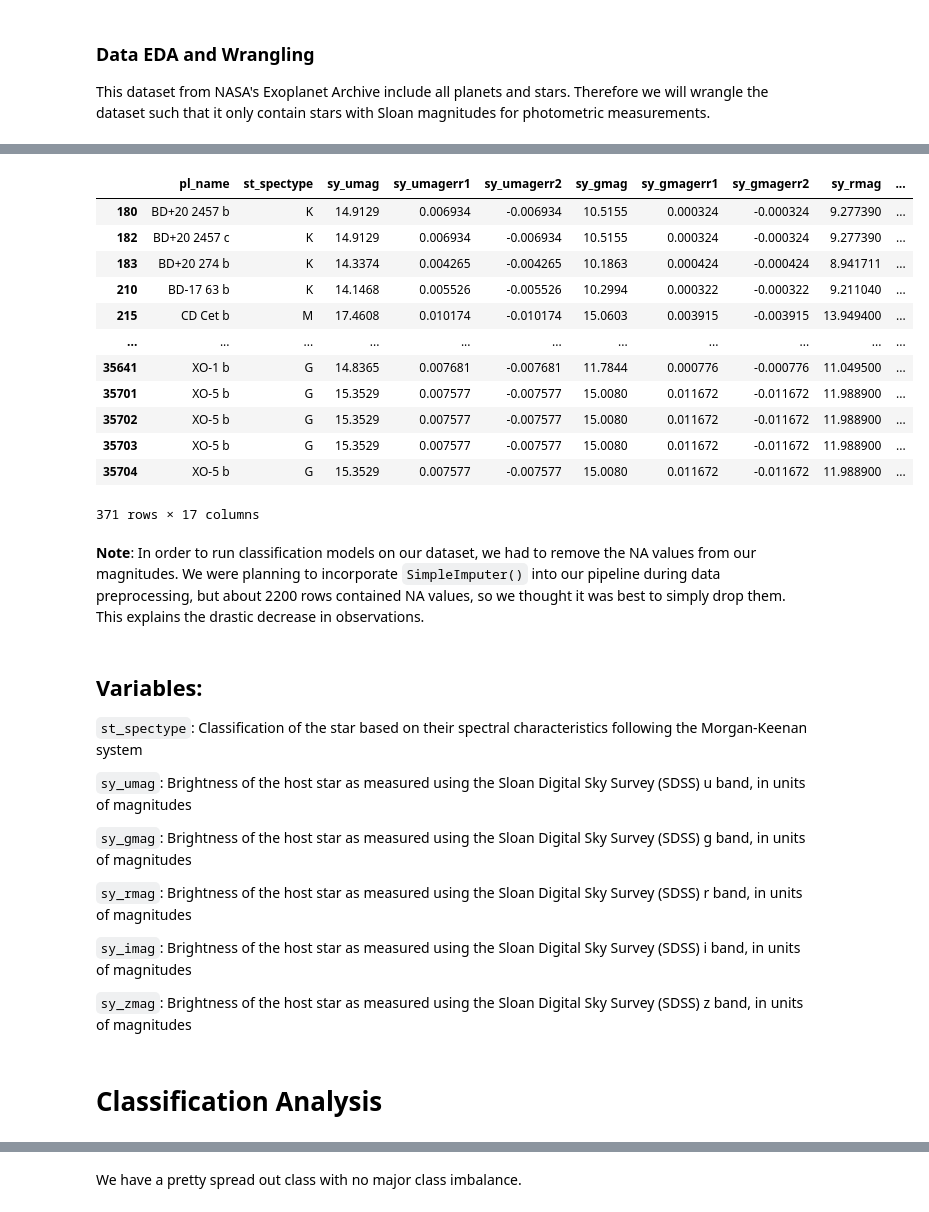
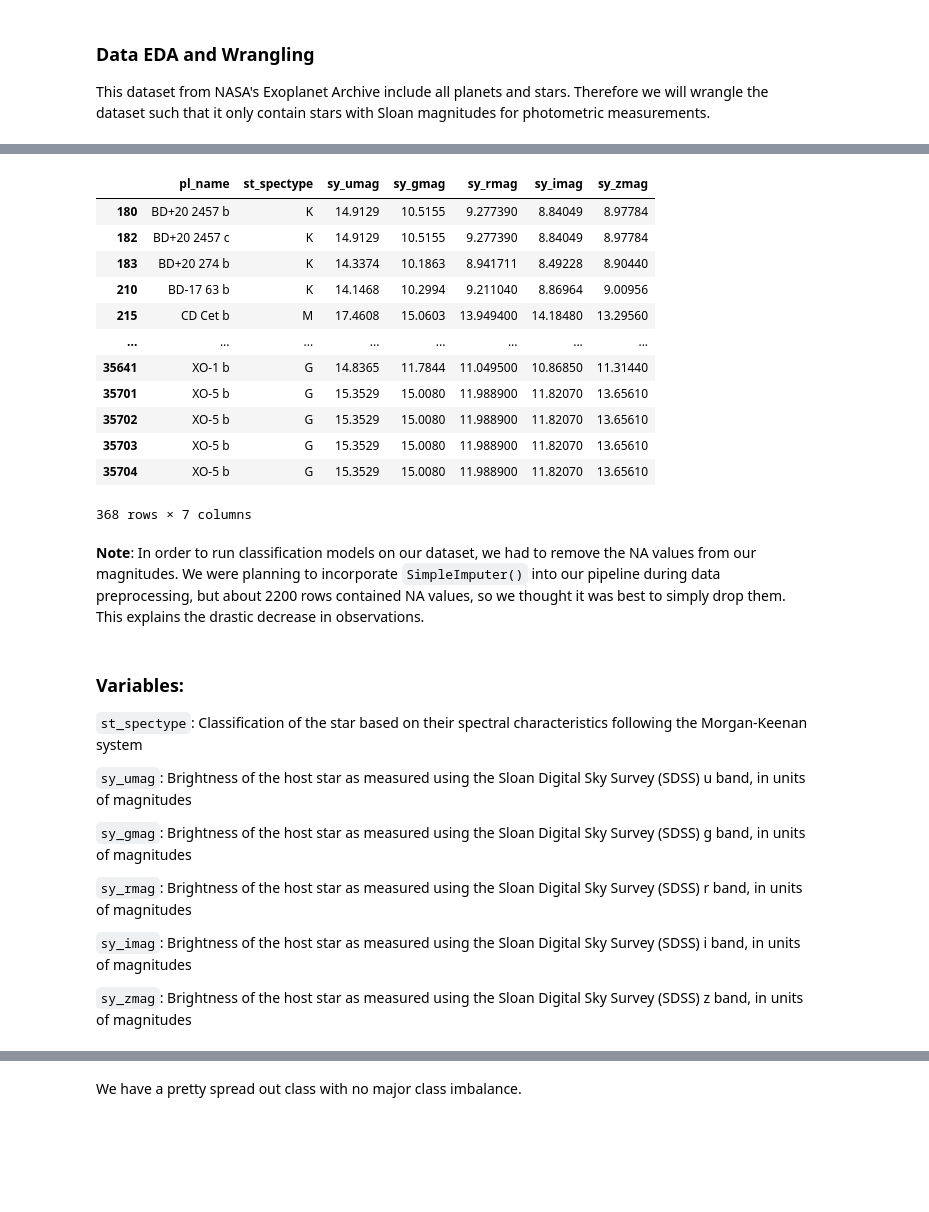
Before and after one commit to DSCI-310-2024/DSC310-Group16-Stellar_Classification, a Jupyter notebook: Spectral_type_classification_report.ipynb, the cells around one changed output, grey strips where cells are left out. Drawn from its saved outputs; the diff is of its cells as text; code cells hidden in the pictures; blank space fills up the shorter version.

```diff
--- a/Spectral_type_classification_report.ipynb
+++ b/Spectral_type_classification_report.ipynb
@@ -179,40 +158,31 @@ sy_zmag: Brightness of the host star as measured using the Sloan Digital Sky Sur
 # %%
-only_stars_data = df.dropna(
-    subset = [
-        'st_spectype',
-        'sy_umag',
-        'sy_gmag',
-        'sy_rmag',
-        'sy_imag',
-        'sy_zmag'
-    ]
-)
-
 # we are only interested in the first letter of spectral type, which becomes our y later
 only_stars_data_copy = only_stars_data.copy() # needed to avoid warning raised by pandas
 only_stars_data_copy["st_spectype"] = only_stars_data_copy['st_spectype'].transform(lambda x: x[0])
+only_stars_data_copy = only_stars_data_copy.loc[only_stars_data_copy['st_spectype'].isin(['O','B', 'A', 'F', 'G', 'K', 'M'])]
+only_stars_data_copy["st_spectype"] = only_stars_data_copy["st_spectype"].astype("category")
 only_stars_data = only_stars_data_copy
 
 only_stars_data
 # %% [output]
-|  | pl_name | st_spectype | sy_umag | sy_umagerr1 | sy_umagerr2 | sy_gmag | sy_gmagerr1 | sy_gmagerr2 | sy_rmag | ... |
-| 180 | BD+20 2457 b | K | 14.9129 | 0.006934 | -0.006934 | 10.5155 | 0.000324 | -0.000324 | 9.277390 | ... |
-| 182 | BD+20 2457 c | K | 14.9129 | 0.006934 | -0.006934 | 10.5155 | 0.000324 | -0.000324 | 9.277390 | ... |
-| 183 | BD+20 274 b | K | 14.3374 | 0.004265 | -0.004265 | 10.1863 | 0.000424 | -0.000424 | 8.941711 | ... |
-| 210 | BD-17 63 b | K | 14.1468 | 0.005526 | -0.005526 | 10.2994 | 0.000322 | -0.000322 | 9.211040 | ... |
-| 215 | CD Cet b | M | 17.4608 | 0.010174 | -0.010174 | 15.0603 | 0.003915 | -0.003915 | 13.949400 | ... |
-| ... | ... | ... | ... | ... | ... | ... | ... | ... | ... | ... |
-| 35641 | XO-1 b | G | 14.8365 | 0.007681 | -0.007681 | 11.7844 | 0.000776 | -0.000776 | 11.049500 | ... |
-| 35701 | XO-5 b | G | 15.3529 | 0.007577 | -0.007577 | 15.0080 | 0.011672 | -0.011672 | 11.988900 | ... |
-| 35702 | XO-5 b | G | 15.3529 | 0.007577 | -0.007577 | 15.0080 | 0.011672 | -0.011672 | 11.988900 | ... |
-| 35703 | XO-5 b | G | 15.3529 | 0.007577 | -0.007577 | 15.0080 | 0.011672 | -0.011672 | 11.988900 | ... |
-| 35704 | XO-5 b | G | 15.3529 | 0.007577 | -0.007577 | 15.0080 | 0.011672 | -0.011672 | 11.988900 | ... |
+|  | pl_name | st_spectype | sy_umag | sy_gmag | sy_rmag | sy_imag | sy_zmag |
+| 180 | BD+20 2457 b | K | 14.9129 | 10.5155 | 9.277390 | 8.84049 | 8.97784 |
+| 182 | BD+20 2457 c | K | 14.9129 | 10.5155 | 9.277390 | 8.84049 | 8.97784 |
+| 183 | BD+20 274 b | K | 14.3374 | 10.1863 | 8.941711 | 8.49228 | 8.90440 |
+| 210 | BD-17 63 b | K | 14.1468 | 10.2994 | 9.211040 | 8.86964 | 9.00956 |
+| 215 | CD Cet b | M | 17.4608 | 15.0603 | 13.949400 | 14.18480 | 13.29560 |
+| ... | ... | ... | ... | ... | ... | ... | ... |
+| 35641 | XO-1 b | G | 14.8365 | 11.7844 | 11.049500 | 10.86850 | 11.31440 |
+| 35701 | XO-5 b | G | 15.3529 | 15.0080 | 11.988900 | 11.82070 | 13.65610 |
+| 35702 | XO-5 b | G | 15.3529 | 15.0080 | 11.988900 | 11.82070 | 13.65610 |
+| 35703 | XO-5 b | G | 15.3529 | 15.0080 | 11.988900 | 11.82070 | 13.65610 |
+| 35704 | XO-5 b | G | 15.3529 | 15.0080 | 11.988900 | 11.82070 | 13.65610 |
-371 rows × 17 columns
+368 rows × 7 columns
 # %% [markdown]
 **Note**:
 In order to run classification models on our dataset, we had to remove the NA values from our magnitudes. We were planning to incorporate `SimpleImputer()` into our pipeline during data preprocessing, but about 2200 rows contained NA values, so we thought it was best to simply drop them. This explains the drastic decrease in observations.
 # %% [markdown]
-## Variables:
+### Variables:
 
 `st_spectype`: Classification of the star based on their spectral characteristics following the Morgan-Keenan system
 
@@ -225,5 +195,3 @@ In order to run classification models on our dataset, we had to remove the NA va
 `sy_imag`: Brightness of the host star as measured using the Sloan Digital Sky Survey (SDSS) i band, in units of magnitudes
 
 `sy_zmag`: Brightness of the host star as measured using the Sloan Digital Sky Survey (SDSS) z band, in units of magnitudes
-# %% [markdown]
-# Classification Analysis
```
Also changed, not shown: parts of 27 cells of this notebook.
